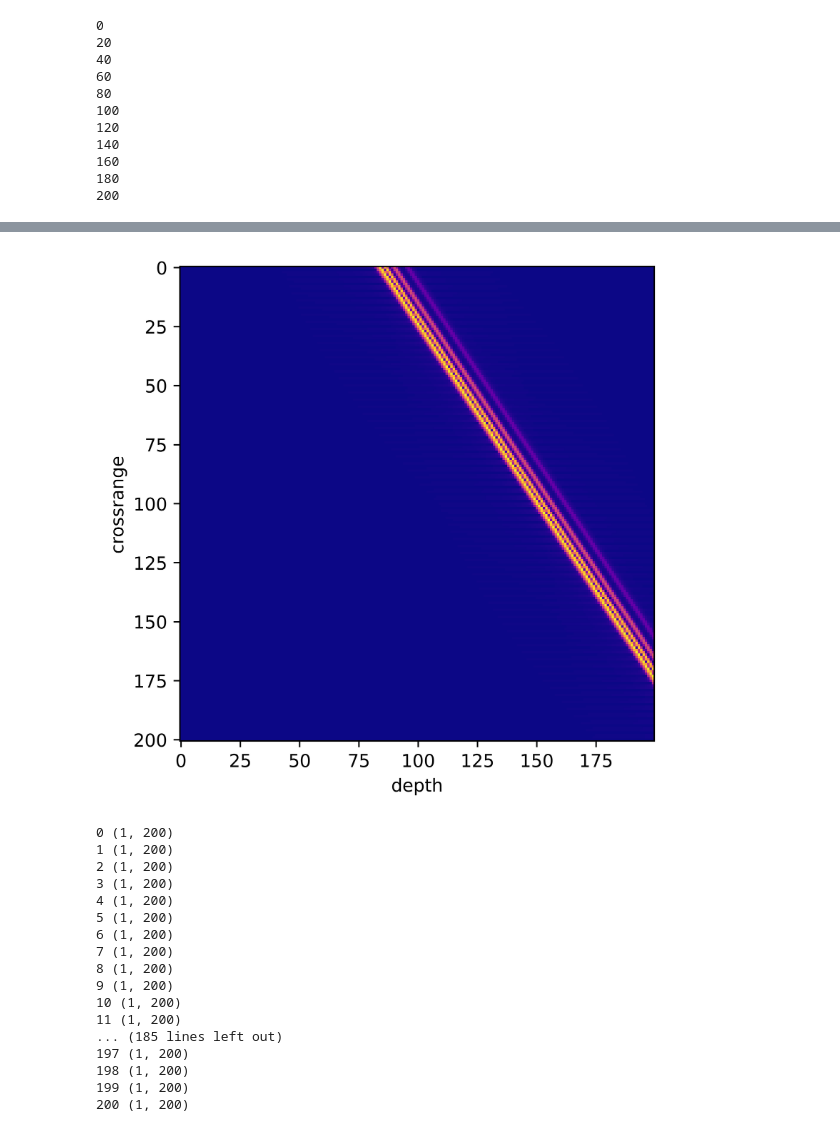
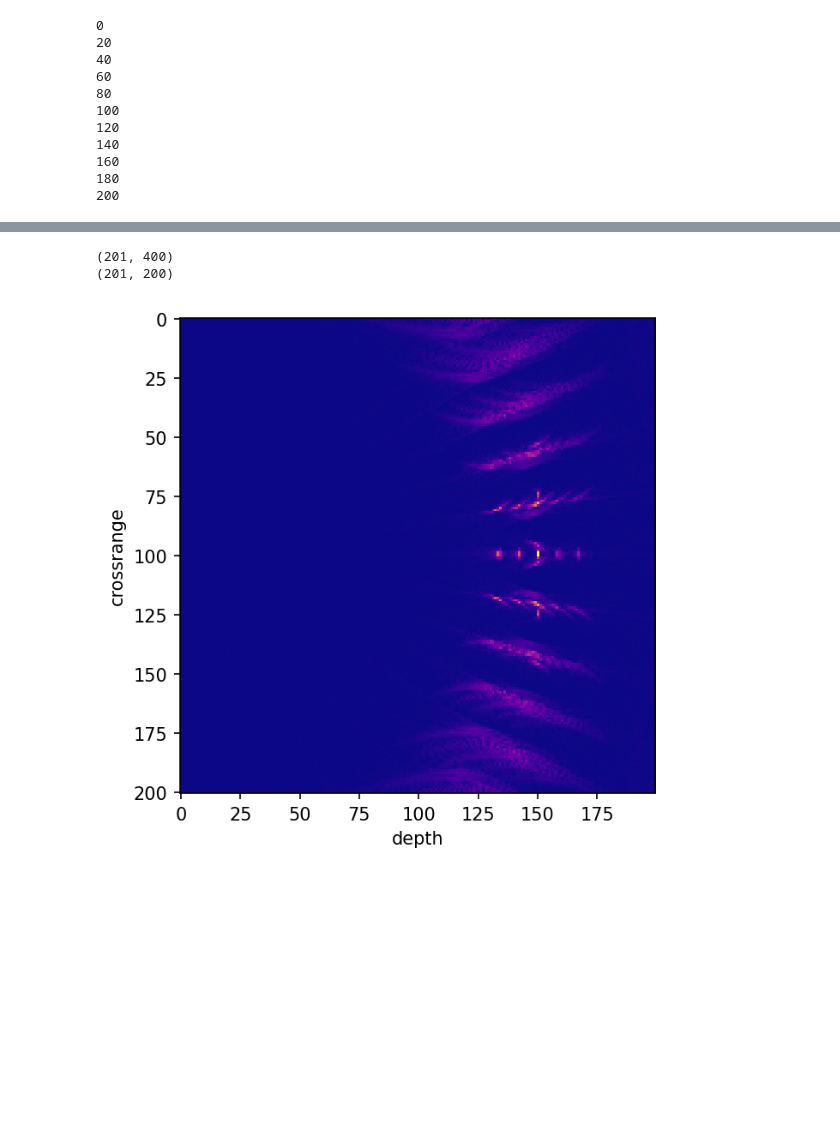
Before and after one commit to morzack/ece592-radar-SAR-proj, a Jupyter notebook: sar_sim.ipynb, the cells around one changed output, grey strips where cells are left out. Drawn from its saved outputs; the diff is of its cells as text; code cells hidden in the pictures; blank space fills up the shorter version.

```diff
--- a/sar_sim.ipynb
+++ b/sar_sim.ipynb
@@ -179,13 +179,13 @@ def ret_chirp(pulse_duration, fs, gain_f, targets, radar_pos, radar_angle, max_s
 # e.g. a grid of targets with different reflectivities around 0,0
 # targets = [((0, 0), 10), ((0.2, 0.2), 5), ()]
 targets = []
-# for dx in (-0.5, -0.25, 0, 0.25, 0.5):
-#     # for dy in (-0.25, 0, 0.25):
-#     targets.append(((dx, 0), 10))
-# for dy in (-0.5, 0, 0.5):
-#     targets.append(((0, dy), 10))
+for dx in (-0.5, -0.25, 0, 0.25, 0.5):
+    # for dy in (-0.25, 0, 0.25):
+    targets.append(((dx, 0), 10))
+for dy in (-0.5, 0, 0.5):
+    targets.append(((0, dy), 10))
 
-targets = [((0,0), 10)]
+# targets = [((0,0), 10)]
 
 radar_angle = 0
 radar_start_pos = (-4.5, -2)
@@ -384,33 +391,26 @@ for slice_a in slices:
     image_arr[pulse_n] = slice_arr
 # %%
 s = image_arr.shape
+print(data_matrix_hilbert.shape)
+fig, ax = plt.subplots()
+# ax.imshow(10*np.log10(data_matrix_numpy), cmap='plasma', interpolation='nearest')
+# ax.imshow(np.abs(data_matrix_hilbert), cmap='plasma', interpolation='nearest')
 
-fig, ax = plt.subplots()
-ax.imshow(image_arr, cmap='plasma', interpolation='nearest')
+dd = image_arr
+print(dd.shape)
+fft_vals = np.zeros((dd.shape[0], dd.shape[1]))
+for fast_time in range(fft_vals.shape[0]):
+    fft_out = np.fft.fft(dd[fast_time])
+    for x in range(fft_vals.shape[1]):
+        fft_vals[fast_time, x] = np.real(fft_out[x])
+
+# ax.imshow(10*np.log10(np.abs(fft_vals)), cmap='plasma', interpolation='nearest')
+ax.imshow(np.abs(image_arr), cmap='plasma', interpolation='nearest')
 ax.set(xlabel='depth', ylabel='crossrange')
 ax.set_aspect(s[1]/s[0])
-plt.gcf().set_dpi(1000)
+plt.gcf().set_dpi(150)
 plt.show()
-
-len(data_matrix[0])
-for a in tasks:
-    print(a[0], a[1])
 # %% [output]
+(201, 400)
+(201, 200)
-[figure, old version]
+[figure, new version]
-0 (1, 200)
-1 (1, 200)
-2 (1, 200)
-3 (1, 200)
-4 (1, 200)
-5 (1, 200)
-6 (1, 200)
-7 (1, 200)
-8 (1, 200)
-9 (1, 200)
-10 (1, 200)
-11 (1, 200)
-... (185 lines left out)
-197 (1, 200)
-198 (1, 200)
-199 (1, 200)
-200 (1, 200)
```
Also changed, not shown: parts of 3 cells of this notebook.
